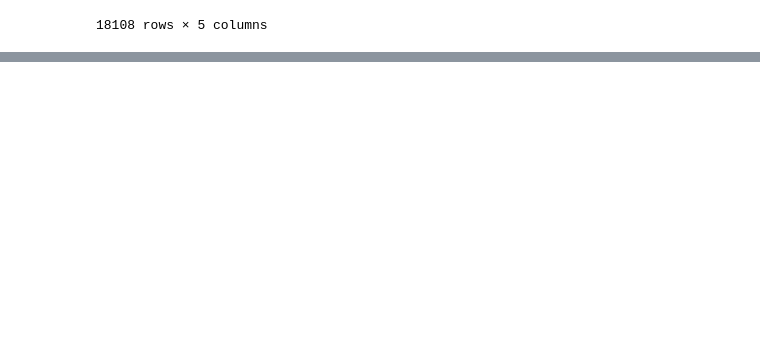
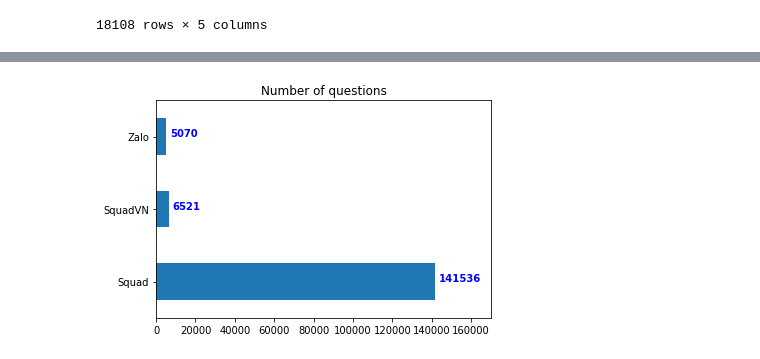
Before and after one commit to NewLuminous/Zalo-Vietnamese-Wiki-QA, a Jupyter notebook: data_analysis.ipynb, the cells around one changed output, grey strips where cells are left out. Cells and saved outputs as stored; diff of their text form; code cells hidden in the pictures; blank space fills up the shorter version.

```diff
--- a/data_analysis.ipynb
+++ b/data_analysis.ipynb
@@ -88,0 +98,11 @@ Name: title, Length: 9457, dtype: int64
+# %%
+question_count = pd.Series({'Zalo': zalo_data['question'].nunique(),
+                            'SquadVN': squad_vn_data['question'].nunique(),
+                            'Squad': squad_data['question'].nunique()})
+_, ax = plt.subplots()
+for i, v in enumerate(question_count):
+    ax.text(v + 2000, i, str(v), color='blue', fontweight='bold')
+plt.title('Number of questions')
+question_count.plot(kind='barh', xlim=(0, 170000)).invert_yaxis()
+# %% [output]
+[figure, added]
```
Also changed, not shown: parts of 31 cells of this notebook, 13 other files.
